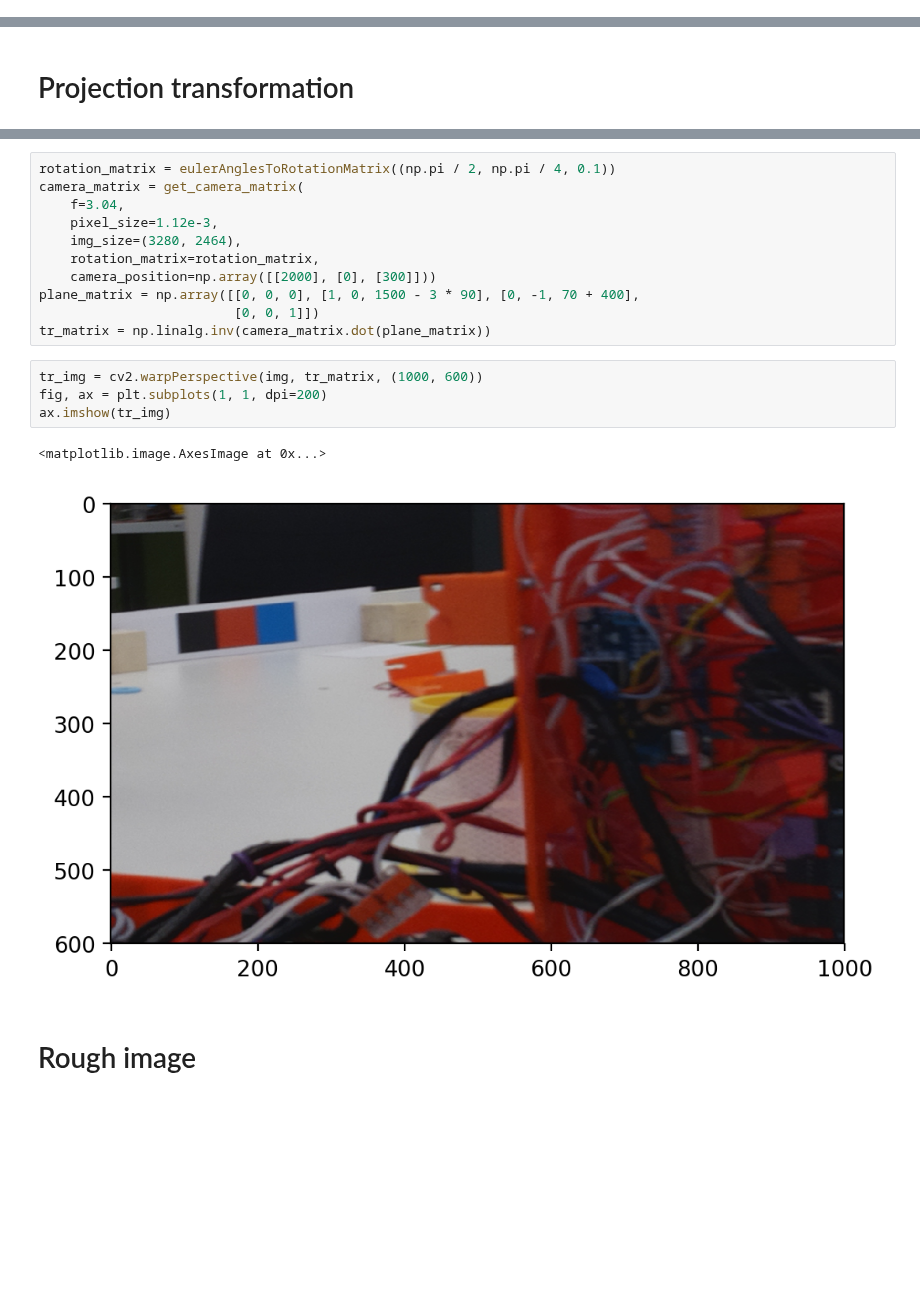
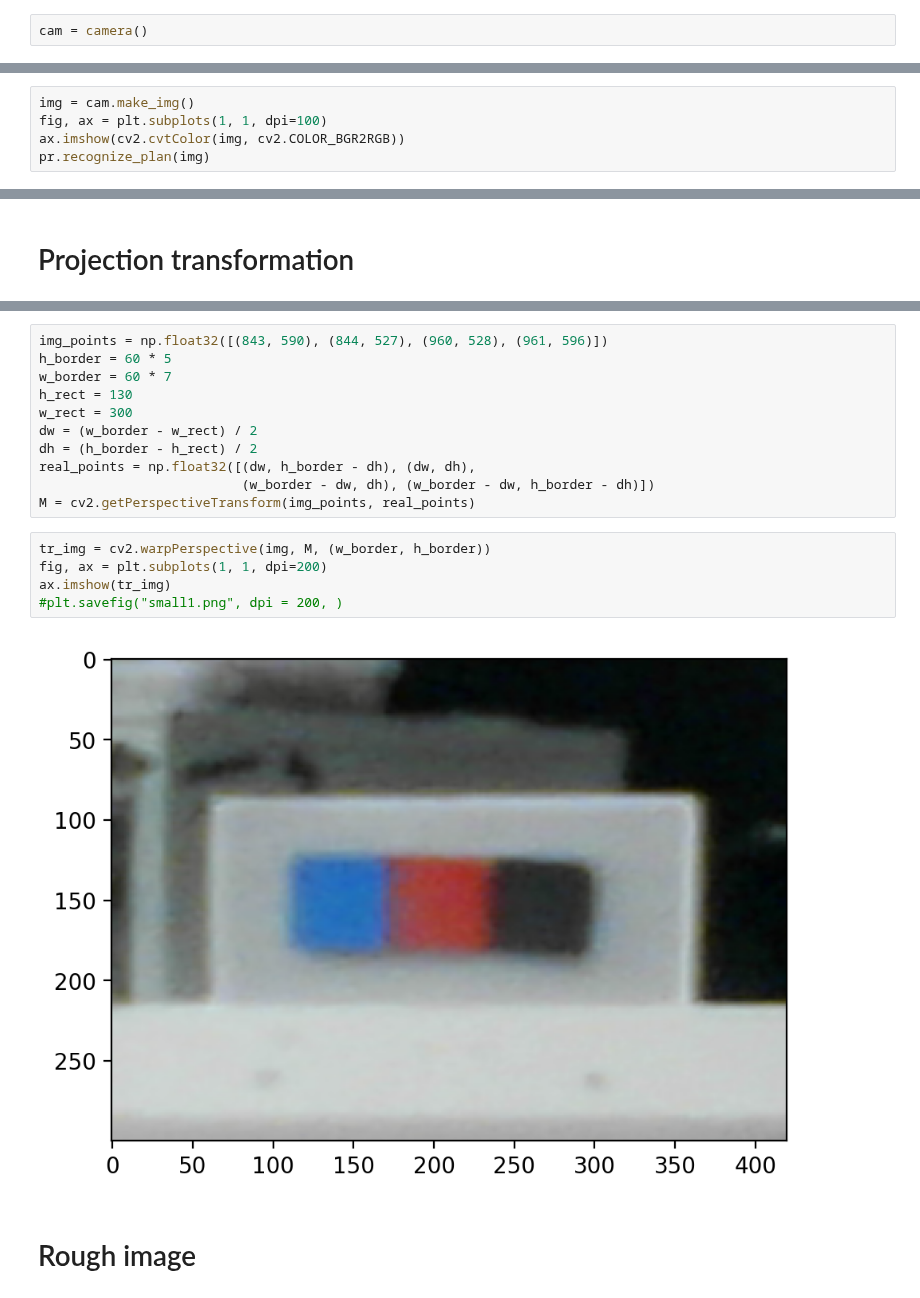
Before and after one commit to SkoltechRobotics/Eurobot2018, a Jupyter notebook: Miscellaneous/CubeSequenceRecognition/PlanRecognition.ipynb, the cells around one changed output, grey strips where cells are left out. Saved outputs shown, nothing was run; the diff lists cells and outputs as text; blank space fills up the shorter version.

```diff
--- a/Miscellaneous/CubeSequenceRecognition/PlanRecognition.ipynb
+++ b/Miscellaneous/CubeSequenceRecognition/PlanRecognition.ipynb
@@ -6 +161,3 @@ import matplotlib.pyplot as plt
+# %%
+cam = camera()
 # %%
@@ -8,0 +173,5 @@ img = cv2.cvtColor(row_img, cv2.COLOR_BGR2RGB)
+# %%
+img = cam.make_img()
+fig, ax = plt.subplots(1, 1, dpi=100)
+ax.imshow(cv2.cvtColor(img, cv2.COLOR_BGR2RGB))
+pr.recognize_plan(img)
@@ -42,21 +198,21 @@ def get_camera_matrix(f, pixel_size, img_size, rotation_matrix,
-# %%
-rotation_matrix = eulerAnglesToRotationMatrix((np.pi / 2, np.pi / 4, 0.1))
-camera_matrix = get_camera_matrix(
-    f=3.04,
-    pixel_size=1.12e-3,
-    img_size=(3280, 2464),
-    rotation_matrix=rotation_matrix,
-    camera_position=np.array([[2000], [0], [300]]))
-plane_matrix = np.array([[0, 0, 0], [1, 0, 1500 - 3 * 90], [0, -1, 70 + 400],
-                         [0, 0, 1]])
-tr_matrix = np.linalg.inv(camera_matrix.dot(plane_matrix))
+# %%
+img_points = np.float32([(843, 590), (844, 527), (960, 528), (961, 596)])
+h_border = 60 * 5
+w_border = 60 * 7
+h_rect = 130
+w_rect = 300
+dw = (w_border - w_rect) / 2
+dh = (h_border - h_rect) / 2
+real_points = np.float32([(dw, h_border - dh), (dw, dh),
+                          (w_border - dw, dh), (w_border - dw, h_border - dh)])
+M = cv2.getPerspectiveTransform(img_points, real_points)
 # %%
-tr_img = cv2.warpPerspective(img, tr_matrix, (1000, 600))
+tr_img = cv2.warpPerspective(img, M, (w_border, h_border))
 fig, ax = plt.subplots(1, 1, dpi=200)
 ax.imshow(tr_img)
+#plt.savefig("small1.png", dpi = 200, )
 # %% [output]
-<matplotlib.image.AxesImage at 0x...>
-[figure, old version]
+[figure, new version]
 # %% [markdown]
 # Rough image
 # %%
```
Also changed, not shown: parts of 21 cells of this notebook, 2 other files.
